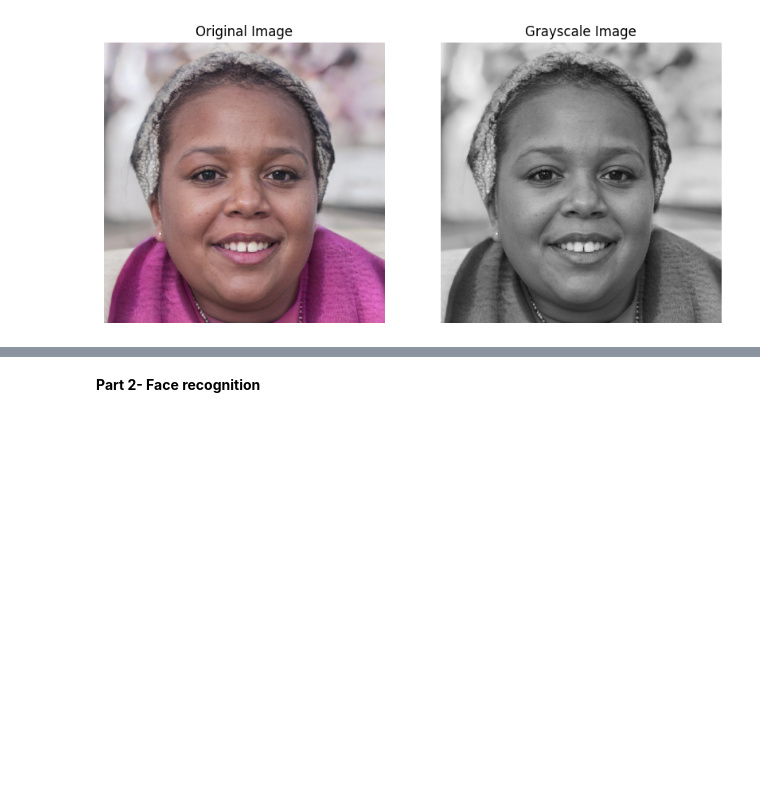
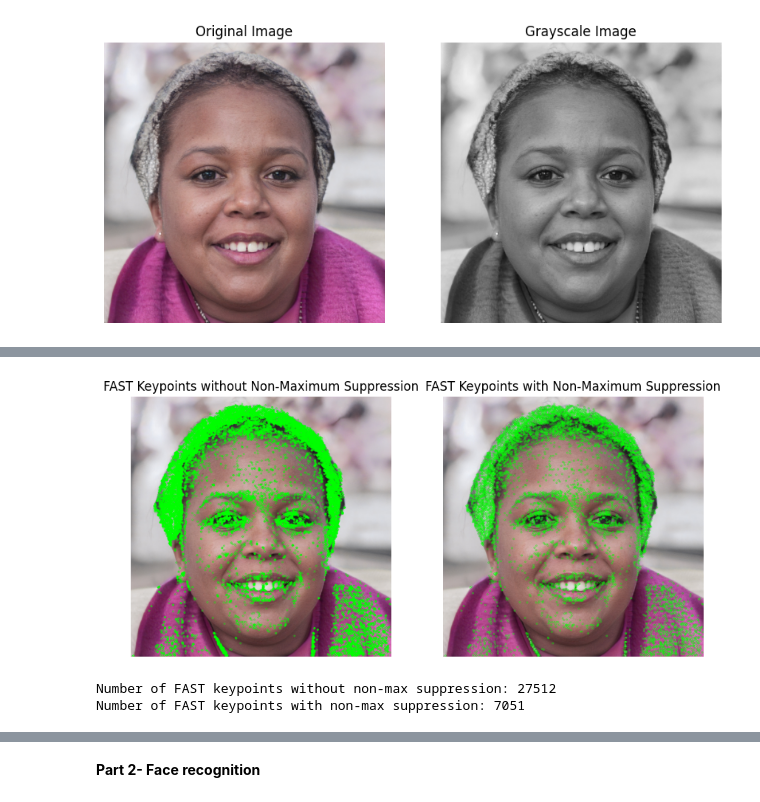
Before and after one commit to ploung/AAI_521_ComputerVision_Module4, a Jupyter notebook: Pros Loung_Assignment4.ipynb, the cells around one changed output, grey strips where cells are left out. Saved outputs shown, nothing was run; the diff lists cells and outputs as text; code cells hidden in the pictures; blank space fills up the shorter version.

```diff
--- a/Pros Loung_Assignment4.ipynb
+++ b/Pros Loung_Assignment4.ipynb
@@ -110,0 +114,42 @@ keypoints_with_size = np.copy(img_rgb)
+# %%
+# b- FAST
+fast = cv2.FastFeatureDetector_create()
+
+# Detect keypoints without non-maximum suppression
+fast.setNonmaxSuppression(False)
+keypoints_without_nonmax = fast.detect(img_gray, None)
+
+# Detect keypoints with non-maximum suppression
+fast.setNonmaxSuppression(True)
+keypoints_with_nonmax = fast.detect(img_gray, None)
+
+# Create copies of the original image
+image_without_nonmax = np.copy(img_rgb)
+image_with_nonmax = np.copy(img_rgb)
+
+# Draw the results
+result1 = cv2.drawKeypoints(image_without_nonmax, keypoints_without_nonmax, None,
+                           color=(0, 255, 0))
+
+result2 = cv2.drawKeypoints(image_with_nonmax, keypoints_with_nonmax, None,
+                           color=(0, 255, 0))
+
+# Display the results
+f = plt.figure(figsize=(10, 5))
+f.add_subplot(1, 2, 1)
+plt.imshow(cv2.cvtColor(result1, cv2.COLOR_BGR2RGB))
+plt.title('FAST Keypoints without Non-Maximum Suppression')
+plt.axis('off')
+
+f.add_subplot(1, 2, 2)
+plt.imshow(cv2.cvtColor(result2, cv2.COLOR_BGR2RGB))
+plt.title('FAST Keypoints with Non-Maximum Suppression')
+plt.axis('off')
+plt.show()
+
+print(f"Number of FAST keypoints without non-max suppression: {len(keypoints_without_nonmax)}")
+print(f"Number of FAST keypoints with non-max suppression: {len(keypoints_with_nonmax)}")
+# %% [output]
+[figure, added]
+Number of FAST keypoints without non-max suppression: 27512
+Number of FAST keypoints with non-max suppression: 7051
```
Also changed, not shown: parts of 13 cells of this notebook.
